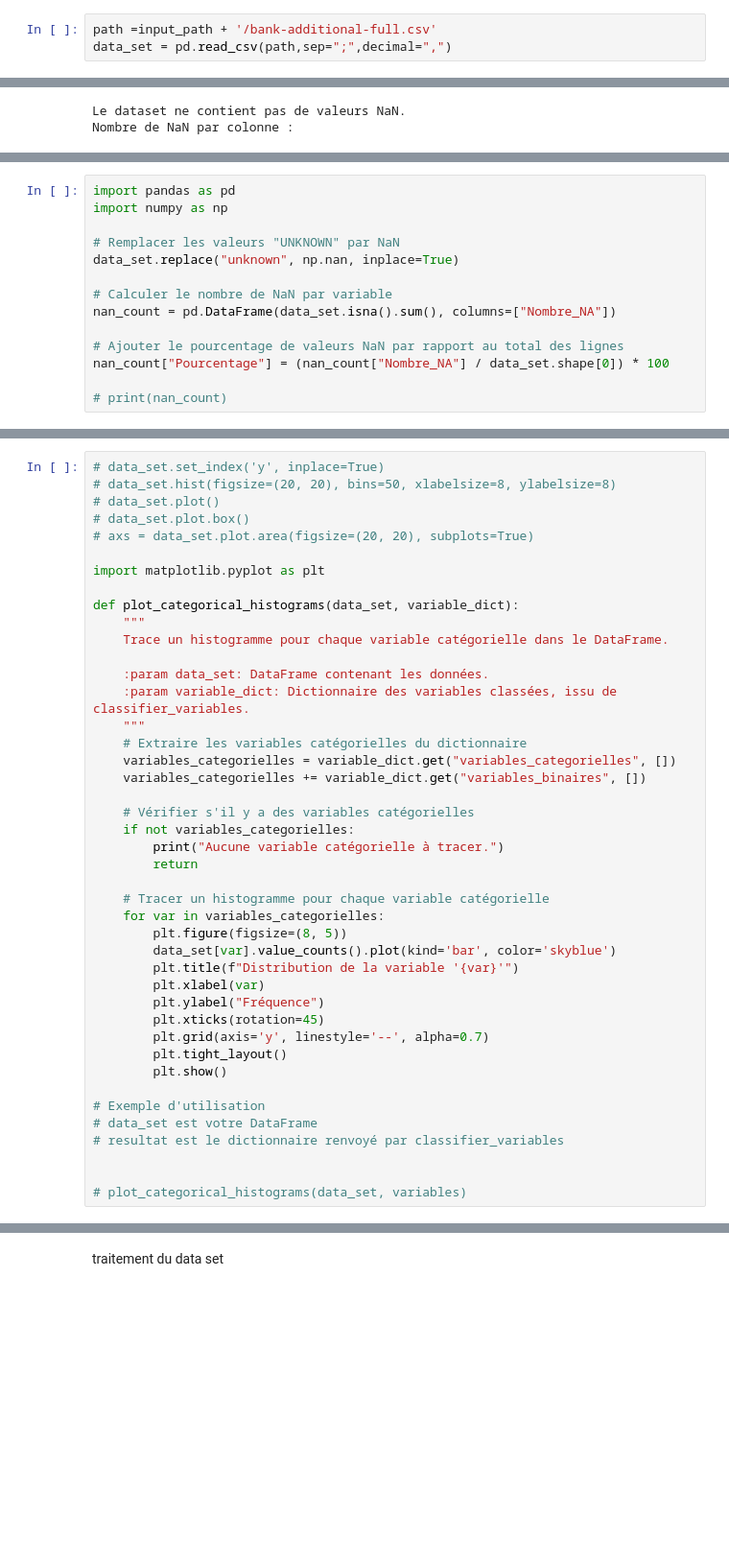
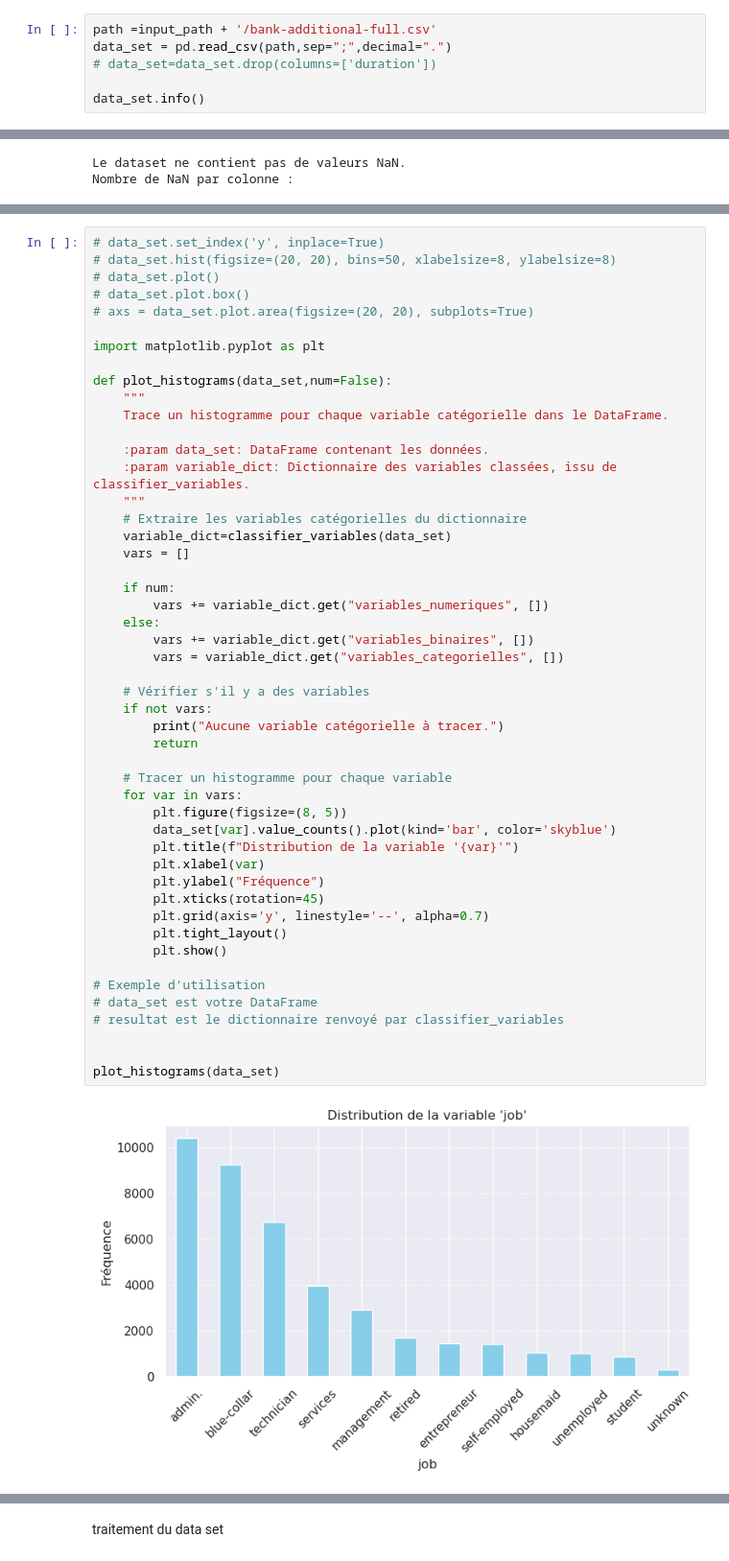
Before and after one commit to Ulrichnk/Projet_macahine_learning, a Jupyter notebook: projet copy.ipynb, the cells around one changed output, grey strips where cells are left out. Shown at 96% size. Cells and saved outputs as stored; diff of their text form; blank space fills up the shorter version.

```diff
--- a/projet copy.ipynb
+++ b/projet copy.ipynb
@@ -32,4 +39,7 @@ output_path = "./2_outputs"
 importation des données
 # %%
 path =input_path + '/bank-additional-full.csv'
-data_set = pd.read_csv(path,sep=";",decimal=",")
+data_set = pd.read_csv(path,sep=";",decimal=".")
+# data_set=data_set.drop(columns=['duration'])
+
+data_set.info()
@@ -163,14 +192,0 @@ dtype: int64
-# %%
-import pandas as pd
-import numpy as np
-
-# Remplacer les valeurs "UNKNOWN" par NaN
-data_set.replace("unknown", np.nan, inplace=True)
-
-# Calculer le nombre de NaN par variable
-nan_count = pd.DataFrame(data_set.isna().sum(), columns=["Nombre_NA"])
-
-# Ajouter le pourcentage de valeurs NaN par rapport au total des lignes
-nan_count["Pourcentage"] = (nan_count["Nombre_NA"] / data_set.shape[0]) * 100
-
-# print(nan_count)
@@ -182,38 +200,46 @@ nan_count["Pourcentage"] = (nan_count["Nombre_NA"] / data_set.shape[0]) * 100
 # axs = data_set.plot.area(figsize=(20, 20), subplots=True)
 
 import matplotlib.pyplot as plt
 
-def plot_categorical_histograms(data_set, variable_dict):
+def plot_histograms(data_set,num=False):
     """
     Trace un histogramme pour chaque variable catégorielle dans le DataFrame.
 
     :param data_set: DataFrame contenant les données.
     :param variable_dict: Dictionnaire des variables classées, issu de classifier_variables.
     """
     # Extraire les variables catégorielles du dictionnaire
-    variables_categorielles = variable_dict.get("variables_categorielles", [])
-    variables_categorielles += variable_dict.get("variables_binaires", [])
+    variable_dict=classifier_variables(data_set)
+    vars = []
 
-    # Vérifier s'il y a des variables catégorielles
-    if not variables_categorielles:
+    if num:
+        vars += variable_dict.get("variables_numeriques", [])
+    else:
+        vars += variable_dict.get("variables_binaires", [])
+        vars = variable_dict.get("variables_categorielles", [])
+
+    # Vérifier s'il y a des variables
+    if not vars:
         print("Aucune variable catégorielle à tracer.")
         return
 
-    # Tracer un histogramme pour chaque variable catégorielle
-    for var in variables_categorielles:
+    # Tracer un histogramme pour chaque variable
+    for var in vars:
         plt.figure(figsize=(8, 5))
         data_set[var].value_counts().plot(kind='bar', color='skyblue')
         plt.title(f"Distribution de la variable '{var}'")
         plt.xlabel(var)
         plt.ylabel("Fréquence")
         plt.xticks(rotation=45)
         plt.grid(axis='y', linestyle='--', alpha=0.7)
         plt.tight_layout()
         plt.show()
 
 # Exemple d'utilisation
 # data_set est votre DataFrame
 # resultat est le dictionnaire renvoyé par classifier_variables
 
 
-# plot_categorical_histograms(data_set, variables)
+plot_histograms(data_set)
+# %% [output]
+[figure, added]
```
Also changed, not shown: parts of 85 cells of this notebook, 6 other files.
